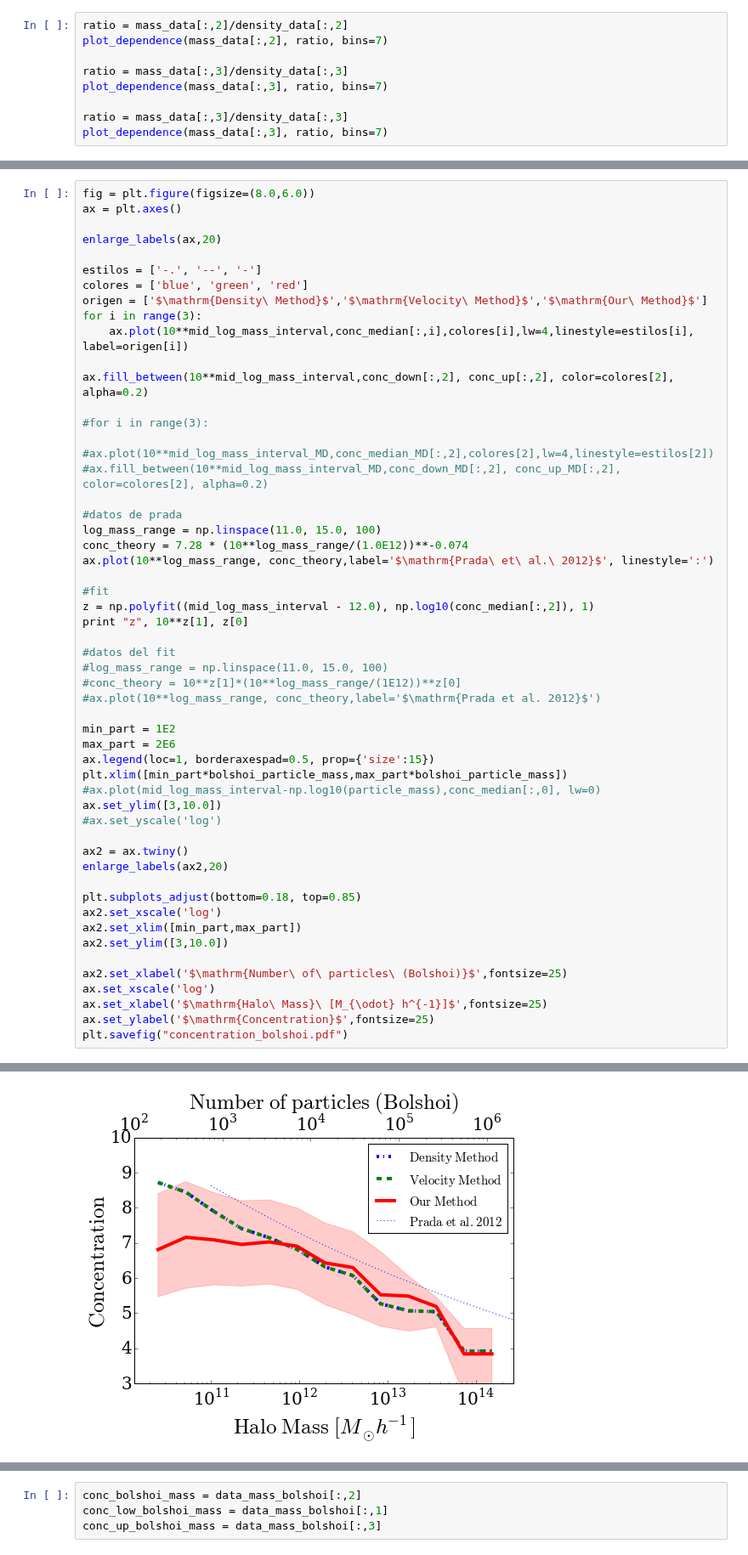
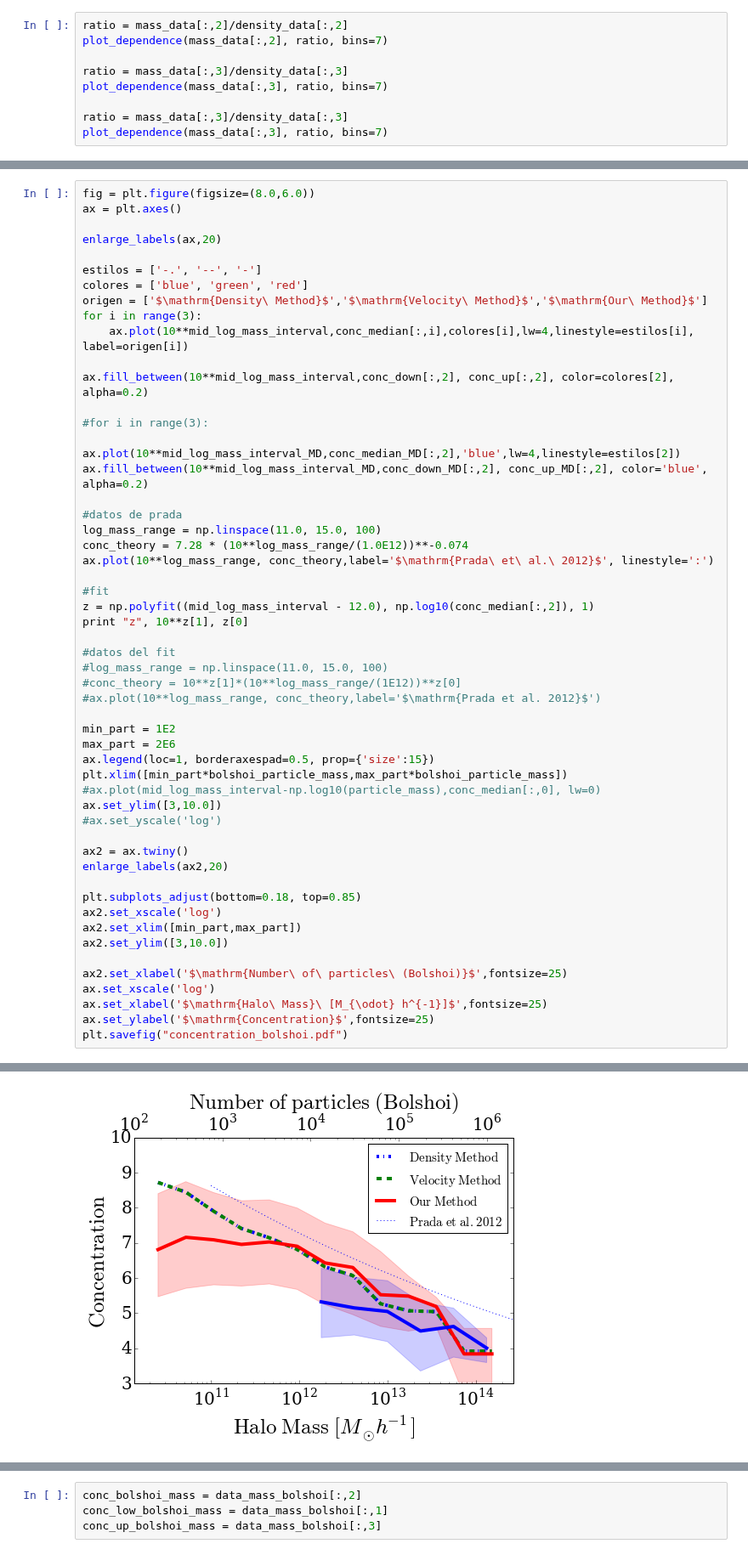
Before and after one commit to astroandes/MACH, a Jupyter notebook: plots/ComparisonPlots.ipynb, the cells around one changed output, grey strips where cells are left out. Shown at 85% size. Cells and saved outputs as stored; diff of their text form.

```diff
--- a/plots/ComparisonPlots.ipynb
+++ b/plots/ComparisonPlots.ipynb
@@ -445,8 +459,8 @@ ax.fill_between(10**mid_log_mass_interval,conc_down[:,2], conc_up[:,2], color=co
 
 #for i in range(3):
 
-#ax.plot(10**mid_log_mass_interval_MD,conc_median_MD[:,2],colores[2],lw=4,linestyle=estilos[2])
-#ax.fill_between(10**mid_log_mass_interval_MD,conc_down_MD[:,2], conc_up_MD[:,2], color=colores[2], alpha=0.2)
+ax.plot(10**mid_log_mass_interval_MD,conc_median_MD[:,2],'blue',lw=4,linestyle=estilos[2])
+ax.fill_between(10**mid_log_mass_interval_MD,conc_down_MD[:,2], conc_up_MD[:,2], color='blue', alpha=0.2)
 
 #datos de prada
 log_mass_range = np.linspace(11.0, 15.0, 100)
@@ -458,34 +472,34 @@ z = np.polyfit((mid_log_mass_interval - 12.0), np.log10(conc_median[:,2]), 1)
 print "z", 10**z[1], z[0]
 
 #datos del fit
 #log_mass_range = np.linspace(11.0, 15.0, 100)
 #conc_theory = 10**z[1]*(10**log_mass_range/(1E12))**z[0]
 #ax.plot(10**log_mass_range, conc_theory,label='$\mathrm{Prada et al. 2012}$')
 
 min_part = 1E2
 max_part = 2E6
 ax.legend(loc=1, borderaxespad=0.5, prop={'size':15})
 plt.xlim([min_part*bolshoi_particle_mass,max_part*bolshoi_particle_mass])
 #ax.plot(mid_log_mass_interval-np.log10(particle_mass),conc_median[:,0], lw=0)
 ax.set_ylim([3,10.0])
 #ax.set_yscale('log')
 
 ax2 = ax.twiny()
 enlarge_labels(ax2,20)
 
 plt.subplots_adjust(bottom=0.18, top=0.85)
 ax2.set_xscale('log')
 ax2.set_xlim([min_part,max_part])
 ax2.set_ylim([3,10.0])
 
 ax2.set_xlabel('$\mathrm{Number\ of\ particles\ (Bolshoi)}$',fontsize=25)
 ax.set_xscale('log')
 ax.set_xlabel('$\mathrm{Halo\ Mass}\ [M_{\odot} h^{-1}]$',fontsize=25)
 ax.set_ylabel('$\mathrm{Concentration}$',fontsize=25)
 plt.savefig("concentration_bolshoi.pdf")
 # %% [output]
 z 6.20080602406 -0.0687220177046
-[figure, old version]
+[figure, new version]
 # %%
 fig = plt.figure(figsize=(6.5,6.0))
 ax = plt.axes()
```
Also changed, not shown: parts of 7 cells of this notebook.
